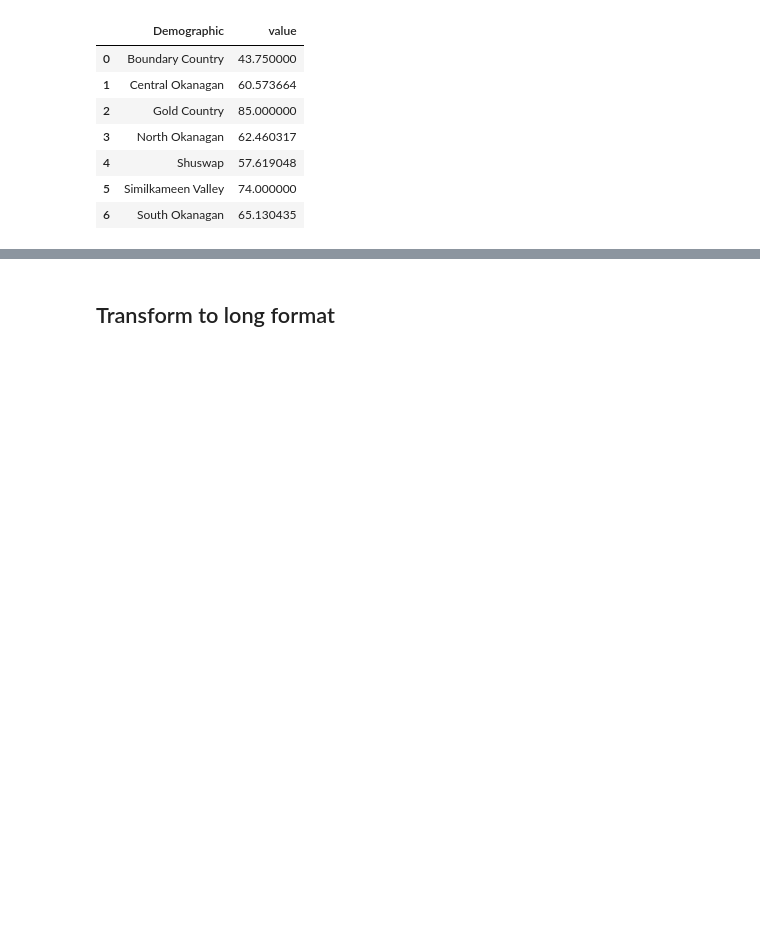
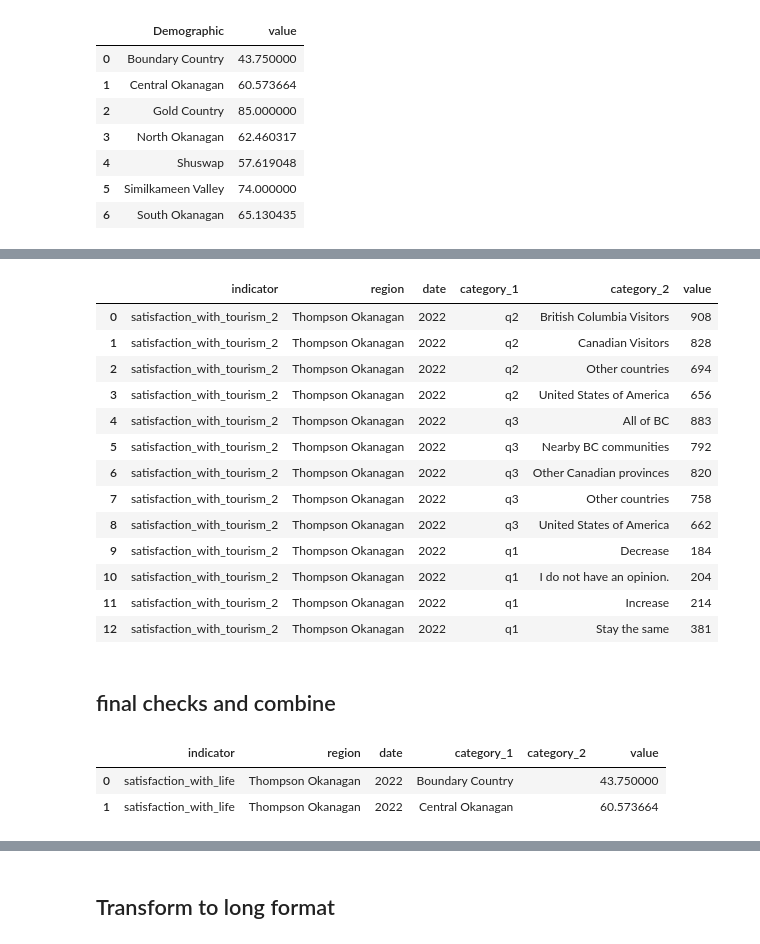
Before and after one commit to Vizzuality/tota, a Jupyter notebook: data/notebooks/local_satisfaction_data_processing.ipynb, the cells around one changed output, grey strips where cells are left out. Drawn from its saved outputs; the diff is of its cells as text; code cells hidden in the pictures; blank space fills up the shorter version.

```diff
--- a/data/notebooks/local_satisfaction_data_processing.ipynb
+++ b/data/notebooks/local_satisfaction_data_processing.ipynb
@@ -144,0 +408,6 @@ indicator_1
+# %%
+jobs_ind = jobs_long.groupby('value').count().reset_index()
+jobs_ind.drop(columns=['option', 'question'], inplace=True)
+jobs_ind.rename(columns={'value':'category','id':'value'}, inplace=True)
+jobs_ind['question'] = 'q2'
+jobs_ind
@@ -144,0 +420,16 @@ indicator_1
+# %%
+tourism = ind4_long.loc[ind4_long['question'] == 'Tourism'].copy()
+
+tourism_exp = tourism['value'].dropna().str.split('|', expand=True)
+tourism_exp['id'] = tourism_exp.index
+
+tourism_long = pd.melt(tourism_exp, id_vars=['id'], var_name='option', value_name='value')
+tourism_long['question'] = 'Tourism'
+tourism_long = tourism_long[~tourism_long['value'].isna()]
+tourism_long['value'] = tourism_long['value'].str.strip()
+
+tourism_ind = tourism_long.groupby('value').count().reset_index()
+tourism_ind.drop(columns=['option', 'question'], inplace=True)
+tourism_ind.rename(columns={'value':'category','id':'value'}, inplace=True)
+tourism_ind['question'] = 'q3'
+tourism_ind
@@ -144,0 +443,4 @@ indicator_1
+# %%
+satisfaction = ind4_long.loc[(ind4_long['question'] == 'Satisfaction with tourism .1') & (ind4_long['value']\
+    .isin(['Increase ', 'Stay the same ', 'I do not have an opinion.','Decrease']))].copy()
+satisfaction
@@ -144,0 +461,7 @@ indicator_1
+# %%
+satisfaction_ind = satisfaction.groupby('value').count().reset_index()
+
+satisfaction_ind.drop(columns=['question'], inplace=True)
+satisfaction_ind.rename(columns={'value':'category','id':'value'}, inplace=True)
+satisfaction_ind['question'] = 'q1'
+satisfaction_ind
@@ -144,0 +474,31 @@ indicator_1
+# %%
+indicator_4 = pd.concat([jobs_ind, tourism_ind, satisfaction_ind], ignore_index=True)
+indicator_4 = indicator_4.rename(columns={'question':'category_1', 'category':'category_2'})
+indicator_4['indicator'] = 'satisfaction_with_tourism_2'
+indicator_4['region'] = 'Thompson Okanagan'
+indicator_4['date'] = 2022
+indicator_4 = indicator_4[['indicator','region','date','category_1','category_2','value']]
+indicator_4
+# %% [output]
+|  | indicator | region | date | category_1 | category_2 | value |
+| 0 | satisfaction_with_tourism_2 | Thompson Okanagan | 2022 | q2 | British Columbia Visitors | 908 |
+| 1 | satisfaction_with_tourism_2 | Thompson Okanagan | 2022 | q2 | Canadian Visitors | 828 |
+| 2 | satisfaction_with_tourism_2 | Thompson Okanagan | 2022 | q2 | Other countries | 694 |
+| 3 | satisfaction_with_tourism_2 | Thompson Okanagan | 2022 | q2 | United States of America | 656 |
+| 4 | satisfaction_with_tourism_2 | Thompson Okanagan | 2022 | q3 | All of BC | 883 |
+| 5 | satisfaction_with_tourism_2 | Thompson Okanagan | 2022 | q3 | Nearby BC communities | 792 |
+| 6 | satisfaction_with_tourism_2 | Thompson Okanagan | 2022 | q3 | Other Canadian provinces | 820 |
+| 7 | satisfaction_with_tourism_2 | Thompson Okanagan | 2022 | q3 | Other countries | 758 |
+| 8 | satisfaction_with_tourism_2 | Thompson Okanagan | 2022 | q3 | United States of America | 662 |
+| 9 | satisfaction_with_tourism_2 | Thompson Okanagan | 2022 | q1 | Decrease | 184 |
+| 10 | satisfaction_with_tourism_2 | Thompson Okanagan | 2022 | q1 | I do not have an opinion. | 204 |
+| 11 | satisfaction_with_tourism_2 | Thompson Okanagan | 2022 | q1 | Increase | 214 |
+| 12 | satisfaction_with_tourism_2 | Thompson Okanagan | 2022 | q1 | Stay the same | 381 |
+# %% [markdown]
+## final checks and combine
+# %%
+indicator_1.head(2)
+# %% [output]
+|  | indicator | region | date | category_1 | category_2 | value |
+| 0 | satisfaction_with_life | Thompson Okanagan | 2022 | Boundary Country |  | 43.750000 |
+| 1 | satisfaction_with_life | Thompson Okanagan | 2022 | Central Okanagan |  | 60.573664 |
```
Also changed, not shown: parts of 31 cells of this notebook.
